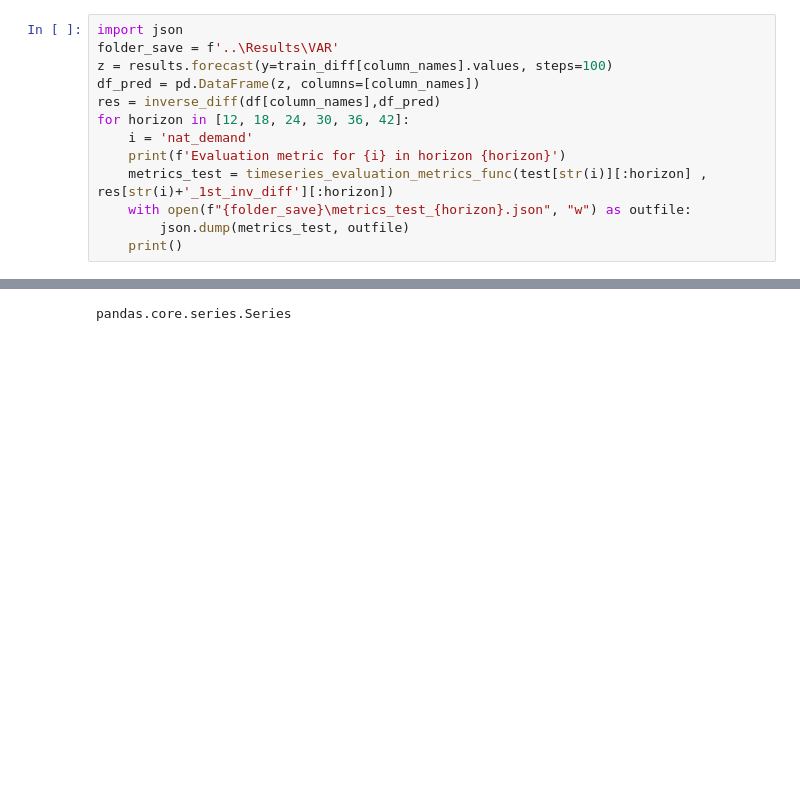
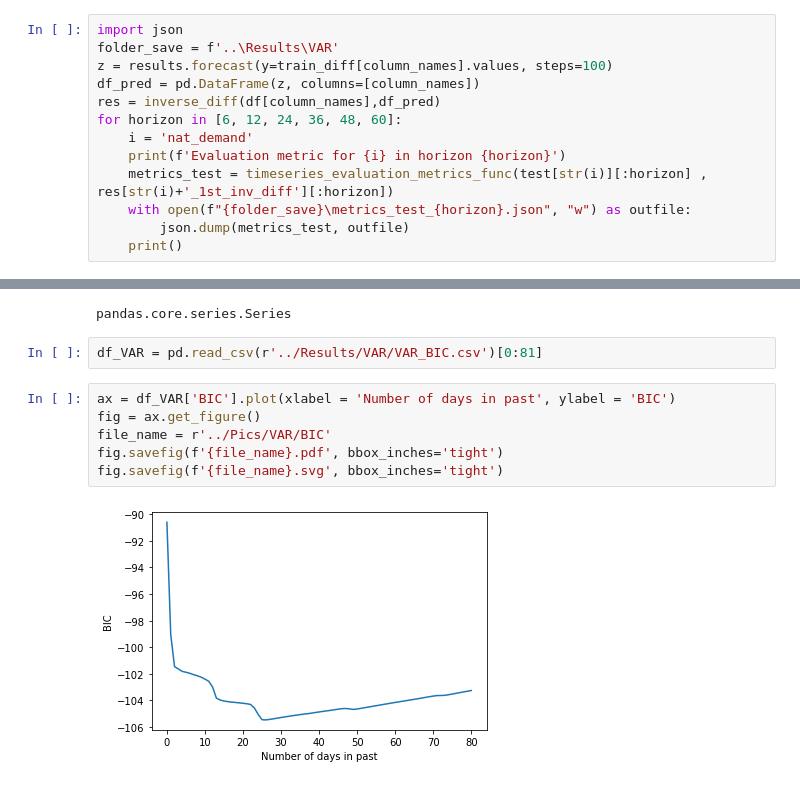
Before and after one commit to Tahuubinh/DL_HUST_Project, a Jupyter notebook: Code/VAR.ipynb, the cells around one changed output, grey strips where cells are left out. Drawn from its saved outputs; the diff is of its cells as text; blank space fills up the shorter version.

Commit message:
Add VAR and Prophet results

```diff
--- a/Code/VAR.ipynb
+++ b/Code/VAR.ipynb
@@ -157,7 +161,7 @@ folder_save = f'..\Results\VAR'
 z = results.forecast(y=train_diff[column_names].values, steps=100)
 df_pred = pd.DataFrame(z, columns=[column_names])
 res = inverse_diff(df[column_names],df_pred)
-for horizon in [12, 18, 24, 30, 36, 42]:
+for horizon in [6, 12, 24, 36, 48, 60]:
     i = 'nat_demand'
     print(f'Evaluation metric for {i} in horizon {horizon}')
     metrics_test = timeseries_evaluation_metrics_func(test[str(i)][:horizon] , res[str(i)+'_1st_inv_diff'][:horizon])
@@ -242,3 +246,13 @@ res_nd = res['nat_demand'].squeeze()
 type(res_nd)
 # %% [output]
 pandas.core.series.Series
+# %%
+df_VAR = pd.read_csv(r'../Results/VAR/VAR_BIC.csv')[0:81]
+# %%
+ax = df_VAR['BIC'].plot(xlabel = 'Number of days in past', ylabel = 'BIC')
+fig = ax.get_figure()
+file_name = r'../Pics/VAR/BIC'
+fig.savefig(f'{file_name}.pdf', bbox_inches='tight')
+fig.savefig(f'{file_name}.svg', bbox_inches='tight')
+# %% [output]
+[figure, added]
```
Also changed, not shown: parts of 4 cells of this notebook, 18 other files.
